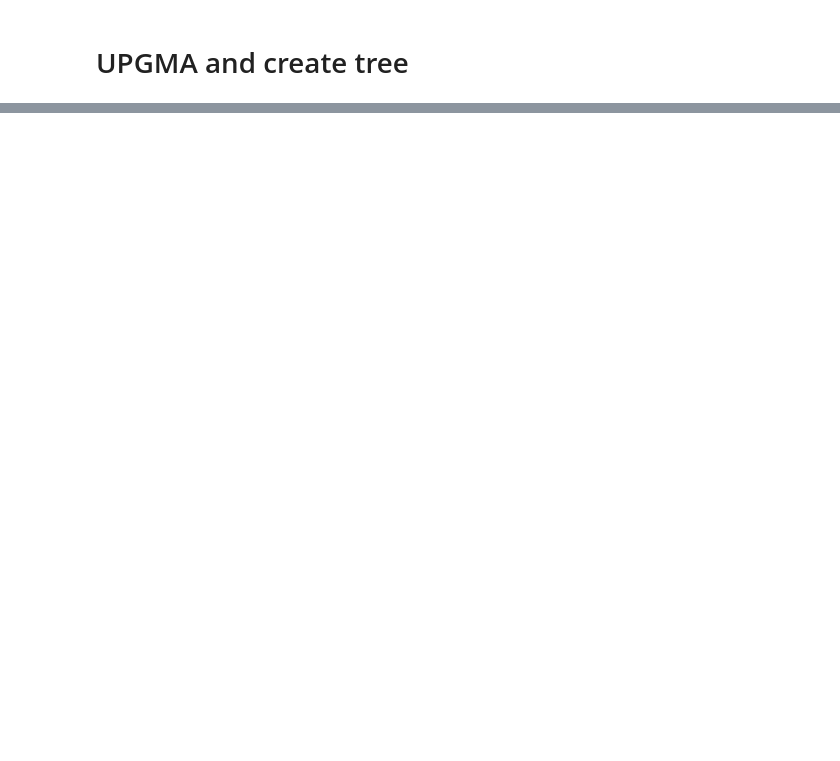
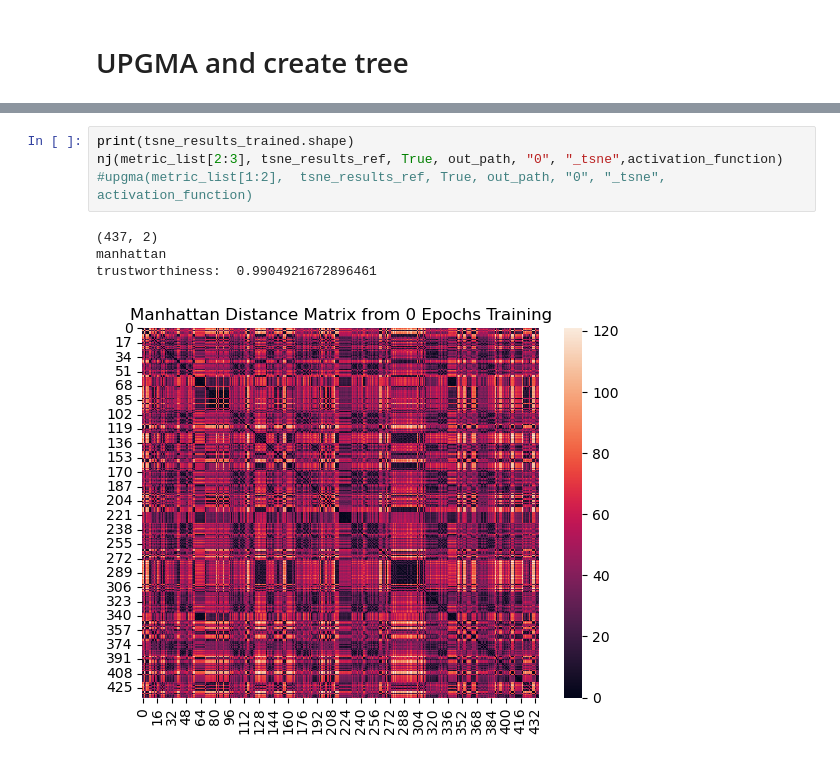
Before and after one commit to AlexanderFastner/Protein-Embeddings-to-Phylogenies, a Jupyter notebook: VAE.ipynb, the cells around one changed output, grey strips where cells are left out. Drawn from its saved outputs; the diff is of its cells as text; blank space fills up the shorter version.

```diff
--- a/VAE.ipynb
+++ b/VAE.ipynb
@@ -383,0 +425,9 @@ trustworthiness:  0.9727072594064459
+# %%
+print(tsne_results_trained.shape)
+nj(metric_list[2:3], tsne_results_ref, True, out_path, "0", "_tsne",activation_function)
+#upgma(metric_list[1:2],  tsne_results_ref, True, out_path, "0", "_tsne", activation_function)
+# %% [output]
+(437, 2)
+manhattan
+trustworthiness:  0.9904921672896461
+[figure, added]
```
Also changed, not shown: parts of 16 cells of this notebook, 42 other files.
